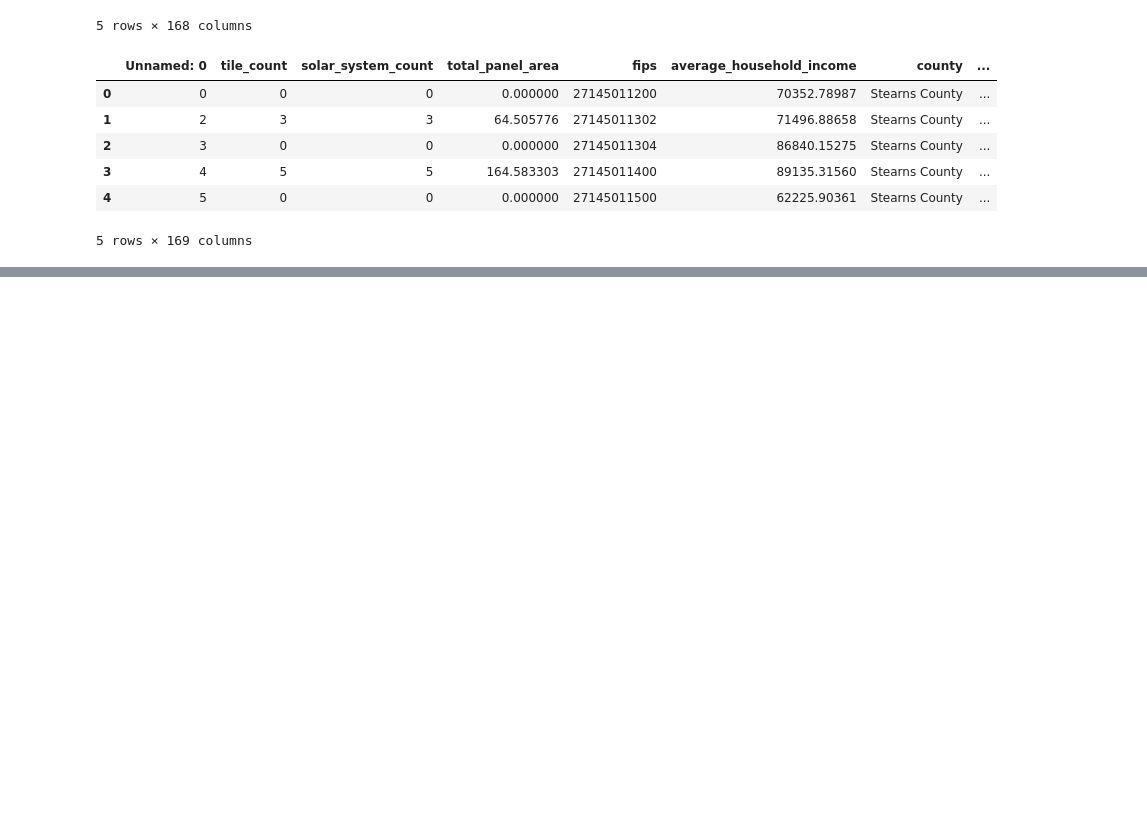
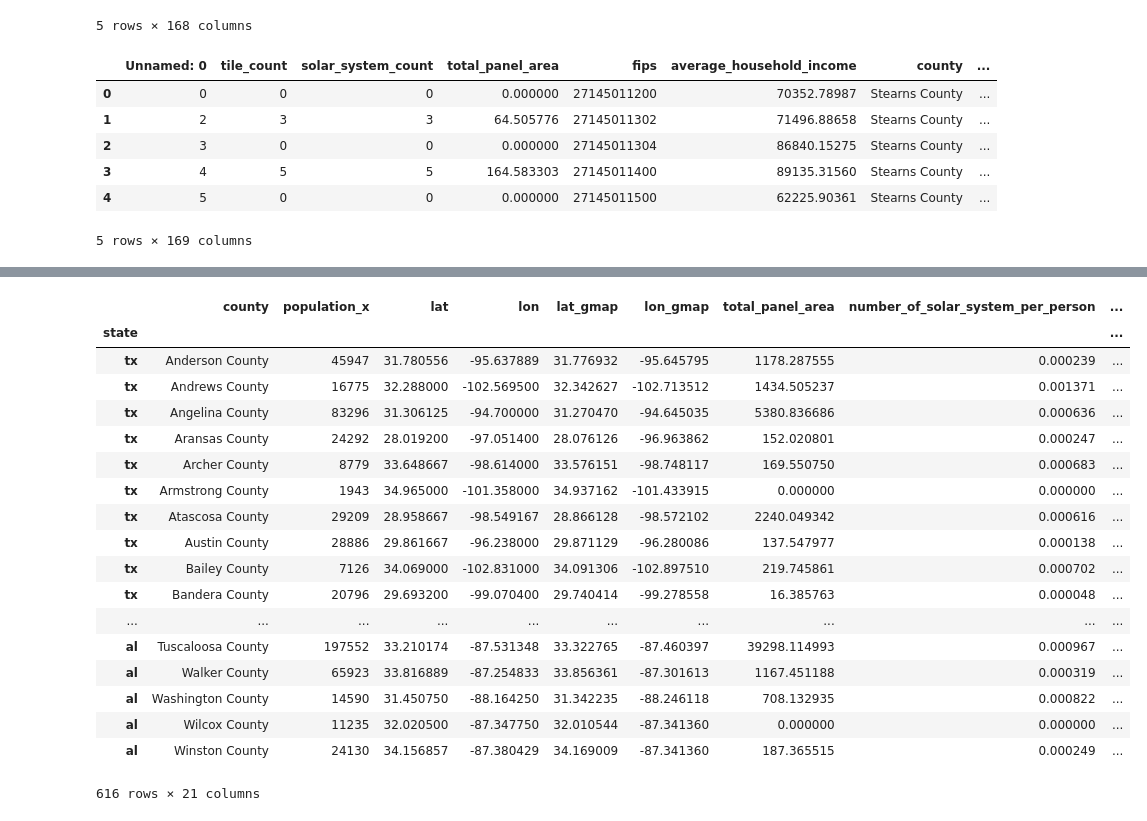
Before and after one commit to myoung12/Data_Boot_Camp_Project_1, a Jupyter notebook: notebooks/Mark_Analysis.ipynb, the cells around one changed output, grey strips where cells are left out. Saved outputs shown, nothing was run; the diff lists cells and outputs as text; code cells hidden in the pictures; blank space fills up the shorter version.

```diff
--- a/notebooks/Mark_Analysis.ipynb
+++ b/notebooks/Mark_Analysis.ipynb
@@ -161,3 +166,30 @@ create_map("housing_unit_median_value","total_panel_area_per1000")
 # %%
 #save dataframe chosen values to csv
 new_df.to_csv("../data/Solar_Data.csv", index=False, header=True, encoding = "ISO-8859-1")
+# %%
+#What's up with Louisiana?
+
+state_all_df = new_df.set_index("state")
+state_df = state_all_df.loc[["tx", "la", "ok", "ar", "ms", "al"]]
+
+state_df
+# %% [output]
+|  | county | population_x | lat | lon | lat_gmap | lon_gmap | total_panel_area | number_of_solar_system_per_person | ... |
+| state |  |  |  |  |  |  |  |  | ... |
+| tx | Anderson County | 45947 | 31.780556 | -95.637889 | 31.776932 | -95.645795 | 1178.287555 | 0.000239 | ... |
+| tx | Andrews County | 16775 | 32.288000 | -102.569500 | 32.342627 | -102.713512 | 1434.505237 | 0.001371 | ... |
+| tx | Angelina County | 83296 | 31.306125 | -94.700000 | 31.270470 | -94.645035 | 5380.836686 | 0.000636 | ... |
+| tx | Aransas County | 24292 | 28.019200 | -97.051400 | 28.076126 | -96.963862 | 152.020801 | 0.000247 | ... |
+| tx | Archer County | 8779 | 33.648667 | -98.614000 | 33.576151 | -98.748117 | 169.550750 | 0.000683 | ... |
+| tx | Armstrong County | 1943 | 34.965000 | -101.358000 | 34.937162 | -101.433915 | 0.000000 | 0.000000 | ... |
+| tx | Atascosa County | 29209 | 28.958667 | -98.549167 | 28.866128 | -98.572102 | 2240.049342 | 0.000616 | ... |
+| tx | Austin County | 28886 | 29.861667 | -96.238000 | 29.871129 | -96.280086 | 137.547977 | 0.000138 | ... |
+| tx | Bailey County | 7126 | 34.069000 | -102.831000 | 34.091306 | -102.897510 | 219.745861 | 0.000702 | ... |
+| tx | Bandera County | 20796 | 29.693200 | -99.070400 | 29.740414 | -99.278558 | 16.385763 | 0.000048 | ... |
+| ... | ... | ... | ... | ... | ... | ... | ... | ... | ... |
+| al | Tuscaloosa County | 197552 | 33.210174 | -87.531348 | 33.322765 | -87.460397 | 39298.114993 | 0.000967 | ... |
+| al | Walker County | 65923 | 33.816889 | -87.254833 | 33.856361 | -87.301613 | 1167.451188 | 0.000319 | ... |
+| al | Washington County | 14590 | 31.450750 | -88.164250 | 31.342235 | -88.246118 | 708.132935 | 0.000822 | ... |
+| al | Wilcox County | 11235 | 32.020500 | -87.347750 | 32.010544 | -87.341360 | 0.000000 | 0.000000 | ... |
+| al | Winston County | 24130 | 34.156857 | -87.380429 | 34.169009 | -87.341360 | 187.365515 | 0.000249 | ... |
+616 rows × 21 columns
```
Also changed, not shown: parts of 11 cells of this notebook, 2 other files.
